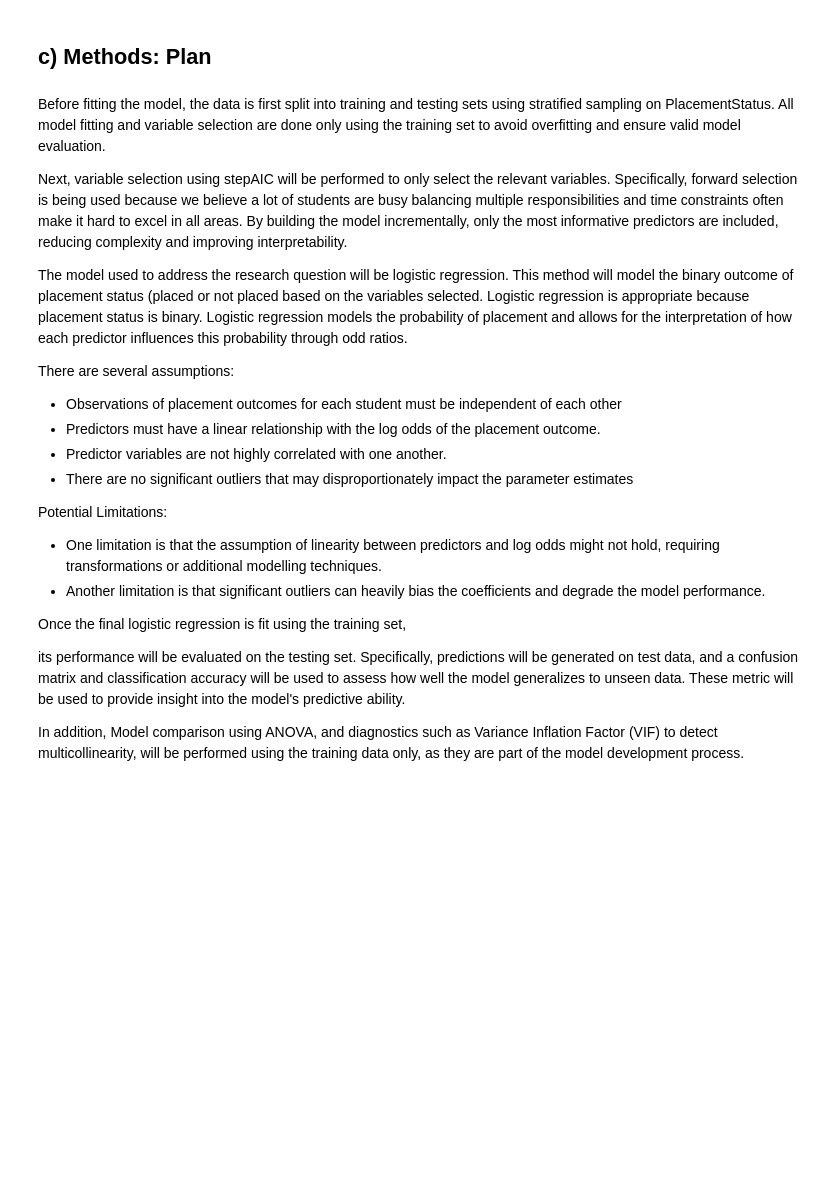
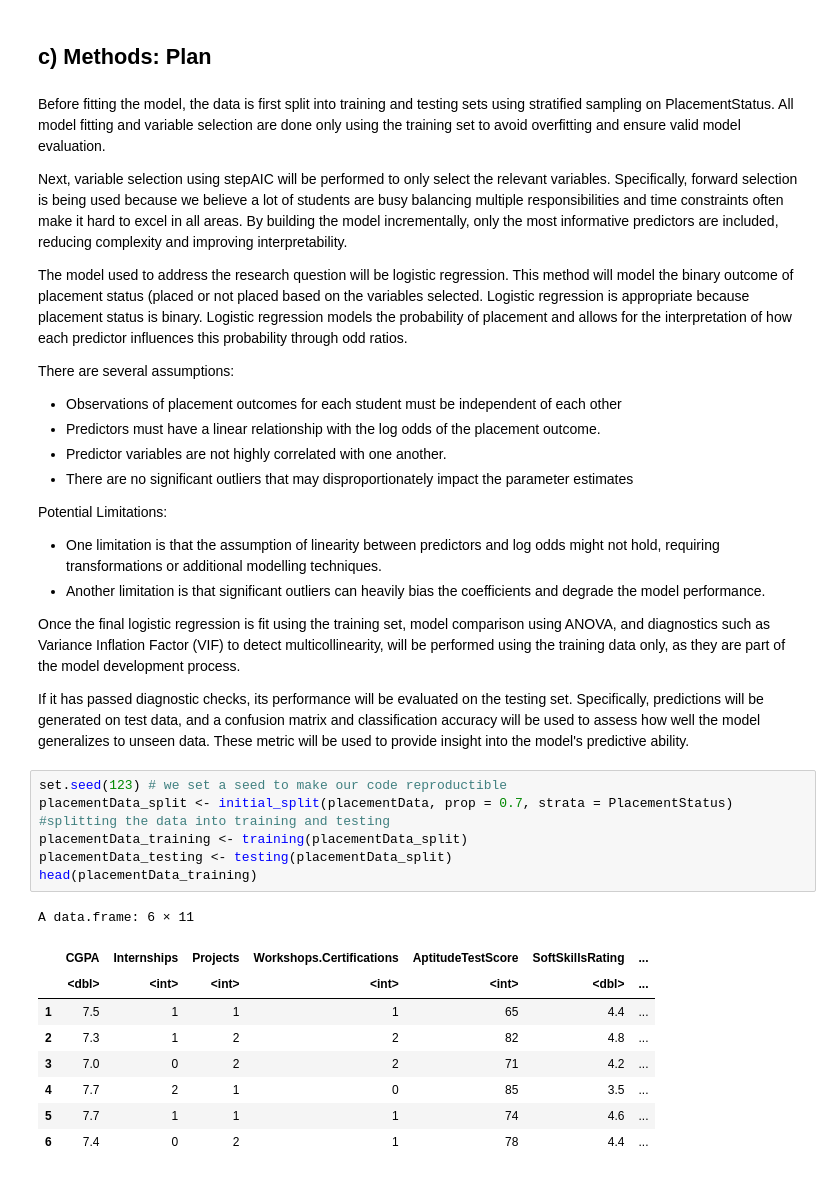
Before and after one commit to jeffiehu/STAT-301-Project, a Jupyter notebook: Final Report.ipynb, the cells around one changed output. Saved outputs shown, nothing was run; the diff lists cells and outputs as text; blank space fills up the shorter version.

```diff
--- a/Final Report.ipynb
+++ b/Final Report.ipynb
@@ -299,10 +299,23 @@ Potential Limitations:
 - Another limitation is that significant outliers can heavily bias the coefficients and degrade the model performance.
 
 
-Once the final logistic regression is fit using the training set,
+Once the final logistic regression is fit using the training set, model comparison using ANOVA, and diagnostics such as Variance Inflation Factor (VIF) to detect multicollinearity, will be performed using the training data only, as they are part of the model development process.
 
-
-
-its performance will be evaluated on the testing set. Specifically, predictions will be generated on test data, and a confusion matrix and classification accuracy will be used to assess how well the model generalizes to unseen data. These metric will be used to provide insight into the model's predictive ability.
-
-In addition, Model comparison using ANOVA, and diagnostics such as Variance Inflation Factor (VIF) to detect multicollinearity, will be performed using the training data only, as they are part of the model development process.
+If it has passed diagnostic checks, its performance will be evaluated on the testing set. Specifically, predictions will be generated on test data, and a confusion matrix and classification accuracy will be used to assess how well the model generalizes to unseen data. These metric will be used to provide insight into the model's predictive ability.
+# %%
+set.seed(123) # we set a seed to make our code reproductible
+placementData_split <- initial_split(placementData, prop = 0.7, strata = PlacementStatus)
+#splitting the data into training and testing
+placementData_training <- training(placementData_split)
+placementData_testing <- testing(placementData_split)
+head(placementData_training)
+# %% [output]
+A data.frame: 6 × 11
+|  | CGPA | Internships | Projects | Workshops.Certifications | AptitudeTestScore | SoftSkillsRating | ... |
+|  | <dbl> | <int> | <int> | <int> | <int> | <dbl> | ... |
+| 1 | 7.5 | 1 | 1 | 1 | 65 | 4.4 | ... |
+| 2 | 7.3 | 1 | 2 | 2 | 82 | 4.8 | ... |
+| 3 | 7.0 | 0 | 2 | 2 | 71 | 4.2 | ... |
+| 4 | 7.7 | 2 | 1 | 0 | 85 | 3.5 | ... |
+| 5 | 7.7 | 1 | 1 | 1 | 74 | 4.6 | ... |
+| 6 | 7.4 | 0 | 2 | 1 | 78 | 4.4 | ... |
```
Also changed, not shown: parts of 8 cells of this notebook.
